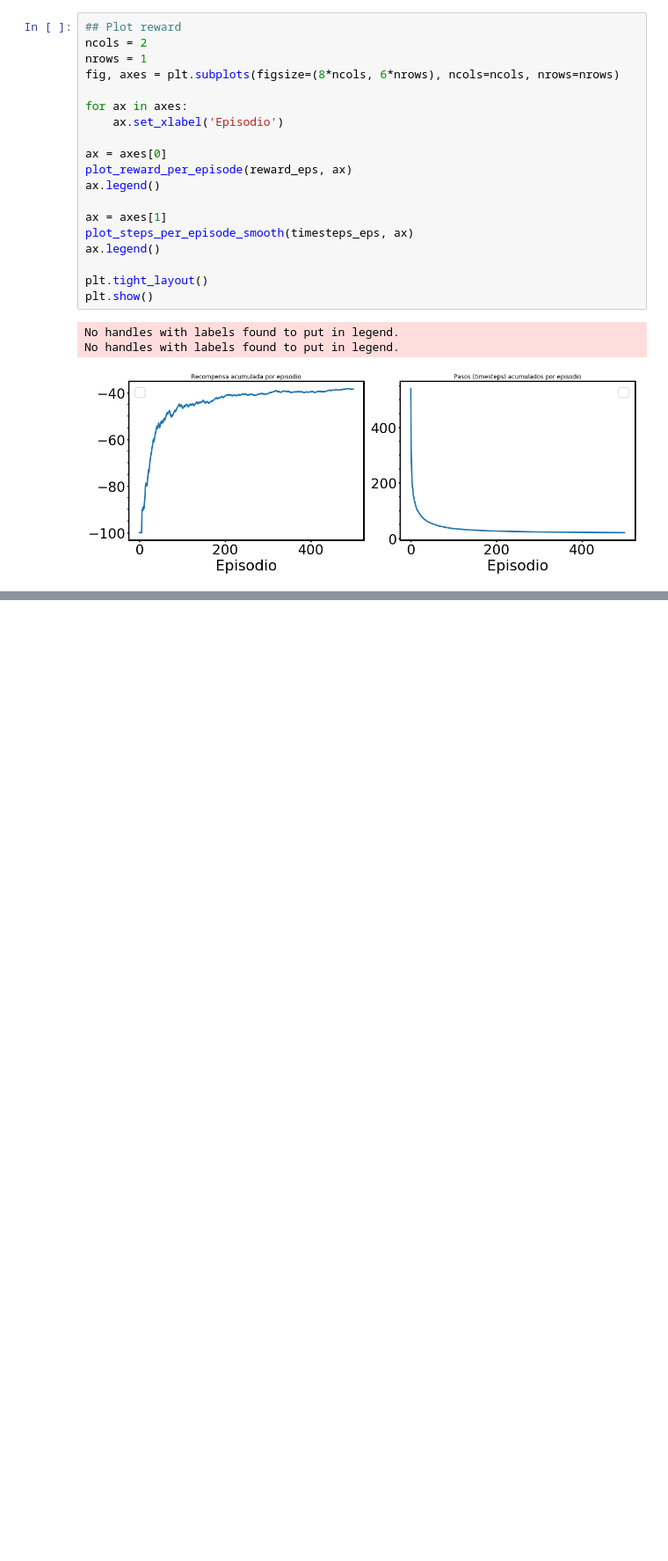
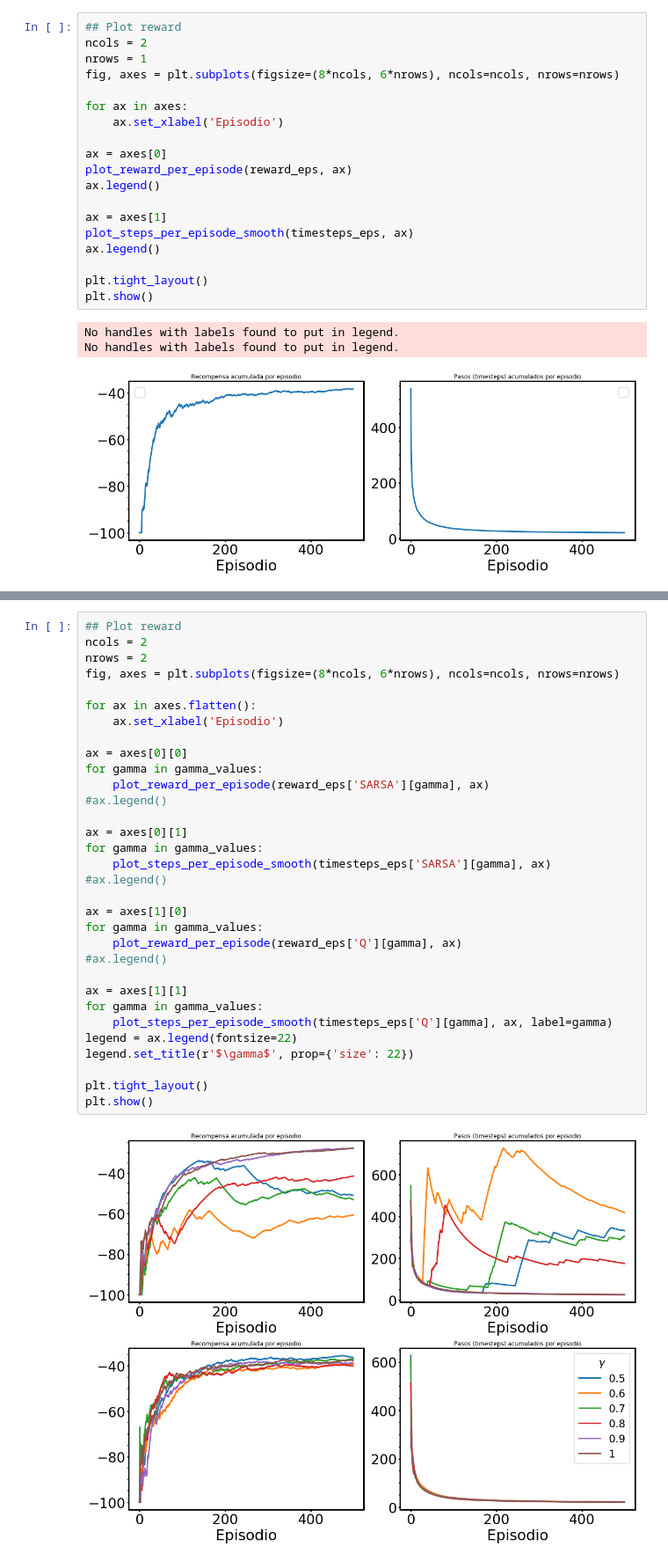
Before and after one commit to nahuelalmeira/reinforcement, a Jupyter notebook: Lab1_Almeira.ipynb, the cells around one changed output, grey strips where cells are left out. Shown at 88% size. Saved outputs shown, nothing was run; the diff lists cells and outputs as text; blank space fills up the shorter version.

```diff
--- a/Lab1_Almeira.ipynb
+++ b/Lab1_Almeira.ipynb
@@ -300,0 +368,34 @@ plt.show()
+# %%
+## Plot reward
+ncols = 2
+nrows = 2
+fig, axes = plt.subplots(figsize=(8*ncols, 6*nrows), ncols=ncols, nrows=nrows)
+
+for ax in axes.flatten():
+    ax.set_xlabel('Episodio')
+
+ax = axes[0][0]
+for gamma in gamma_values:
+    plot_reward_per_episode(reward_eps['SARSA'][gamma], ax)
+#ax.legend()
+
+ax = axes[0][1]
+for gamma in gamma_values:
+    plot_steps_per_episode_smooth(timesteps_eps['SARSA'][gamma], ax)
+#ax.legend()
+
+ax = axes[1][0]
+for gamma in gamma_values:
+    plot_reward_per_episode(reward_eps['Q'][gamma], ax)
+#ax.legend()
+
+ax = axes[1][1]
+for gamma in gamma_values:
+    plot_steps_per_episode_smooth(timesteps_eps['Q'][gamma], ax, label=gamma)
+legend = ax.legend(fontsize=22)
+legend.set_title(r'$\gamma$', prop={'size': 22})
+
+plt.tight_layout()
+plt.show()
+# %% [output]
+[figure, added]
```
Also changed, not shown: parts of 15 cells of this notebook.
